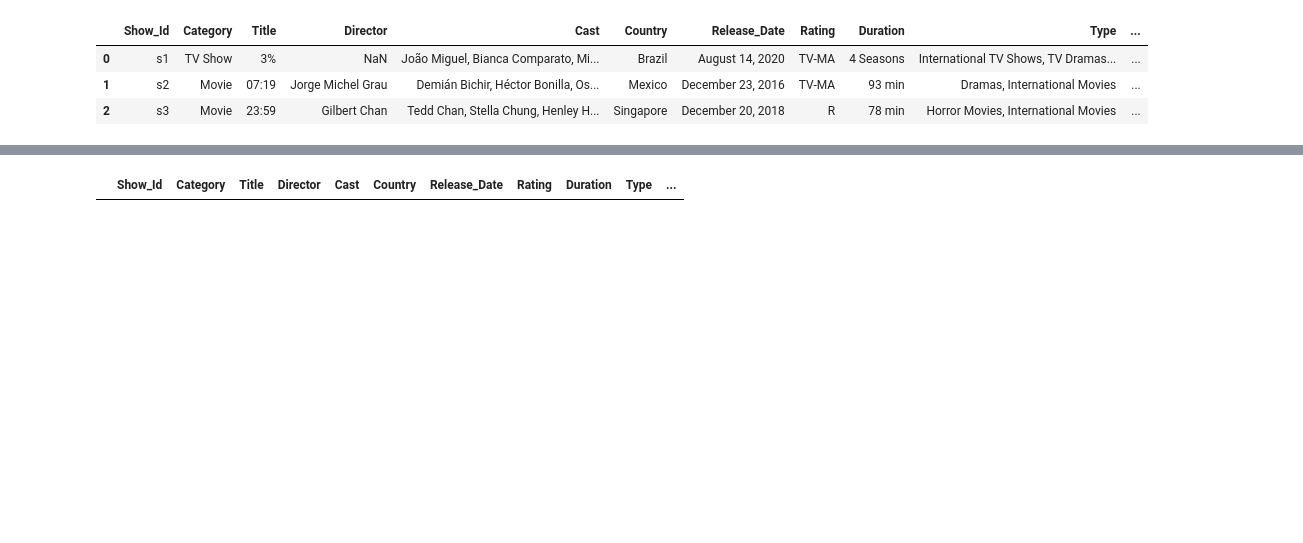
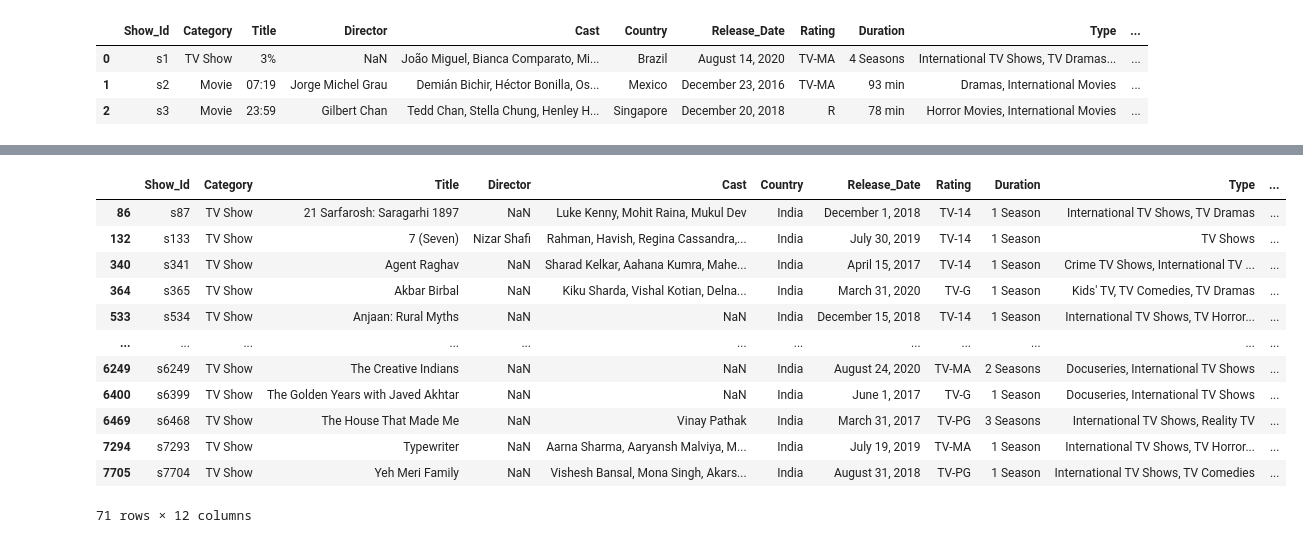
Before and after one commit to Mmddzz3/Netflix-Data-Analytics-Project, a Jupyter notebook: Netflix Analytics Project.ipynb, the cells around one changed output, grey strips where cells are left out. Cells and saved outputs as stored; diff of their text form; code cells hidden in the pictures; blank space fills up the shorter version.

```diff
--- a/Netflix Analytics Project.ipynb
+++ b/Netflix Analytics Project.ipynb
@@ -338,6 +338,18 @@ data[(data['Category'] == 'Movie') & (data['Release_date'].dt.year == 2014)]
 | 7435 | s7434 | Movie | Virunga | Orlando von Einsiedel | NaN | United Kingdom, | November 7, 2014 | TV-MA | 100 min | Documentaries, International Movies | ... |
 | 7682 | s7681 | Movie | Wyatt Cenac: Brooklyn | Wyatt Cenac | Wyatt Cenac | United States | October 21, 2014 | TV-MA | 68 min | Stand-Up Comedy | ... |
 # %%
-data[(data['Category'] == 'TV Show ') & (data['Country'] == 'United Kingdom')]
+data[(data['Category'] == 'TV Show') & (data['Country'] == 'India')]
 # %% [output]
 |  | Show_Id | Category | Title | Director | Cast | Country | Release_Date | Rating | Duration | Type | ... |
+| 86 | s87 | TV Show | 21 Sarfarosh: Saragarhi 1897 | NaN | Luke Kenny, Mohit Raina, Mukul Dev | India | December 1, 2018 | TV-14 | 1 Season | International TV Shows, TV Dramas | ... |
+| 132 | s133 | TV Show | 7 (Seven) | Nizar Shafi | Rahman, Havish, Regina Cassandra,... | India | July 30, 2019 | TV-14 | 1 Season | TV Shows | ... |
+| 340 | s341 | TV Show | Agent Raghav | NaN | Sharad Kelkar, Aahana Kumra, Mahe... | India | April 15, 2017 | TV-14 | 1 Season | Crime TV Shows, International TV ... | ... |
+| 364 | s365 | TV Show | Akbar Birbal | NaN | Kiku Sharda, Vishal Kotian, Delna... | India | March 31, 2020 | TV-G | 1 Season | Kids' TV, TV Comedies, TV Dramas | ... |
+| 533 | s534 | TV Show | Anjaan: Rural Myths | NaN | NaN | India | December 15, 2018 | TV-14 | 1 Season | International TV Shows, TV Horror... | ... |
+| ... | ... | ... | ... | ... | ... | ... | ... | ... | ... | ... | ... |
+| 6249 | s6249 | TV Show | The Creative Indians | NaN | NaN | India | August 24, 2020 | TV-MA | 2 Seasons | Docuseries, International TV Shows | ... |
+| 6400 | s6399 | TV Show | The Golden Years with Javed Akhtar | NaN | NaN | India | June 1, 2017 | TV-G | 1 Season | Docuseries, International TV Shows | ... |
+| 6469 | s6468 | TV Show | The House That Made Me | NaN | Vinay Pathak | India | March 31, 2017 | TV-PG | 3 Seasons | International TV Shows, Reality TV | ... |
+| 7294 | s7293 | TV Show | Typewriter | NaN | Aarna Sharma, Aaryansh Malviya, M... | India | July 19, 2019 | TV-MA | 1 Season | International TV Shows, TV Horror... | ... |
+| 7705 | s7704 | TV Show | Yeh Meri Family | NaN | Vishesh Bansal, Mona Singh, Akars... | India | August 31, 2018 | TV-PG | 1 Season | International TV Shows, TV Comedies | ... |
+71 rows × 12 columns
```
Also changed, not shown: parts of 4 cells of this notebook.
